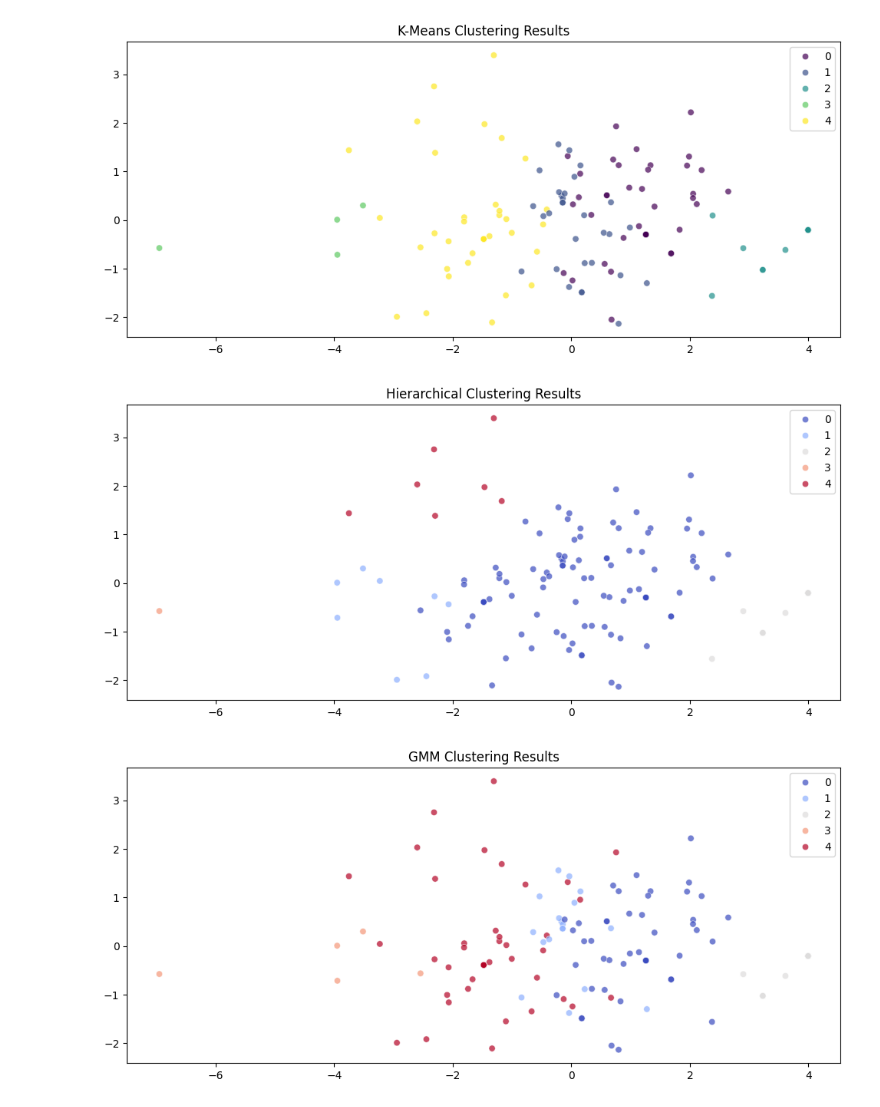
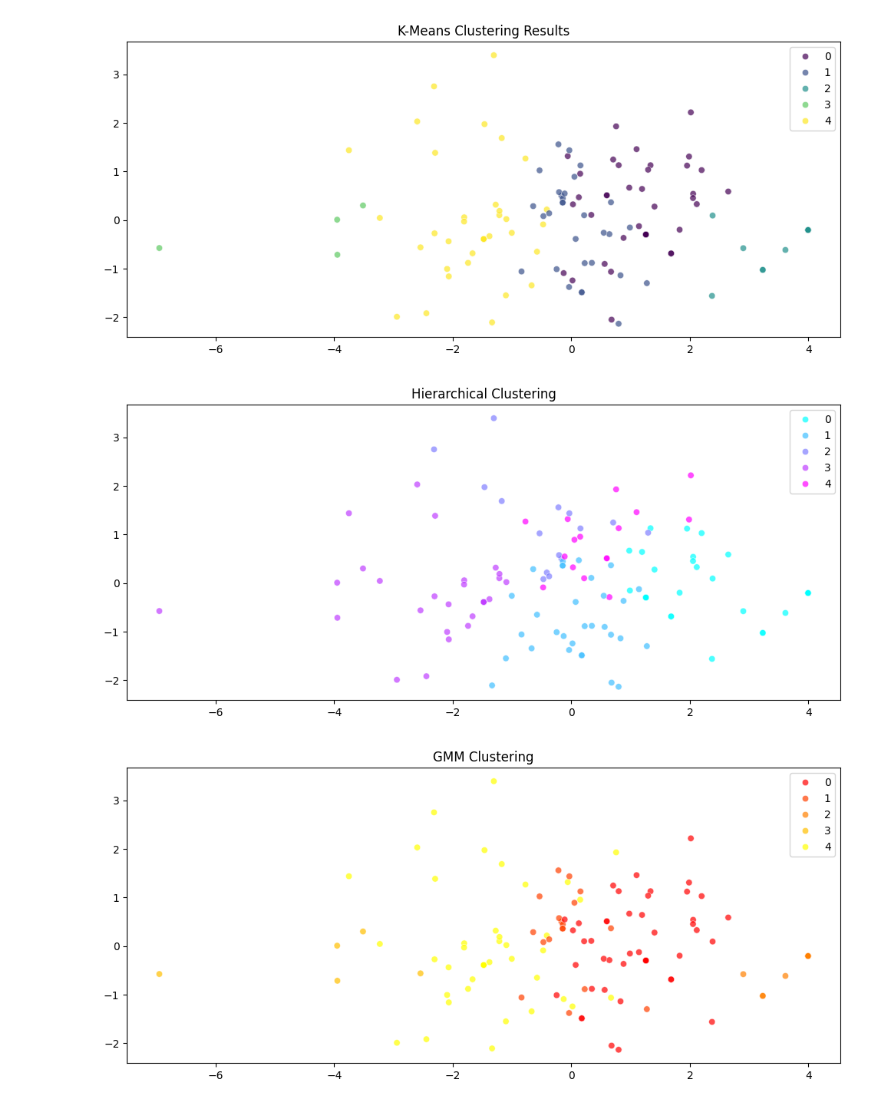
Before and after one commit to nklsrmy/CCADMACL_PROJECT, a Jupyter notebook: Customer_Segmentation.ipynb, the cells around one changed output. Drawn from its saved outputs; the diff is of its cells as text; code cells hidden in the pictures.

```diff
--- a/Customer_Segmentation.ipynb
+++ b/Customer_Segmentation.ipynb
@@ -186,18 +207,29 @@ plt.show()
 [figure]
 # %%
 plt.figure(figsize=(12, 5))
-sns.scatterplot(x=df_pca[:, 0], y=df_pca[:, 1], hue=hierarchical_labels, palette='coolwarm', alpha=0.7)
-plt.title('Hierarchical Clustering Results')
+sns.scatterplot(x=df_pca[:, 0], y=df_pca[:, 1], hue=hierarchical_labels, palette='cool', alpha=0.7)
+plt.title('Hierarchical Clustering')
 plt.show()
 # %% [output]
-[figure, old version]
+[figure, new version]
+# %%
+from scipy.stats import mode
+
+# Ensure GMM labels align with K-Means
+mapped_labels = np.zeros_like(gmm_labels)
+
+for i in range(5):  # Assuming 5 clusters
+    mask = (gmm_labels == i)
+    mapped_labels[mask] = mode(kmeans_labels[mask])[0]  # Assign most common K-Means label
+
+gmm_labels = mapped_labels  # Update GMM labels
 # %%
 plt.figure(figsize=(12, 5))
-sns.scatterplot(x=df_pca[:, 0], y=df_pca[:, 1], hue=gmm_labels, palette='coolwarm', alpha=0.7)
-plt.title('GMM Clustering Results')
+sns.scatterplot(x=df_pca[:, 0], y=df_pca[:, 1], hue=gmm_labels, palette='autumn', alpha=0.7)
+plt.title('GMM Clustering')
 plt.show()
 # %% [output]
-[figure, old version]
+[figure, new version]
 # %%
 # Summary of Clustering Performance
 results = pd.DataFrame({
```
Also changed, not shown: parts of 6 cells of this notebook.
